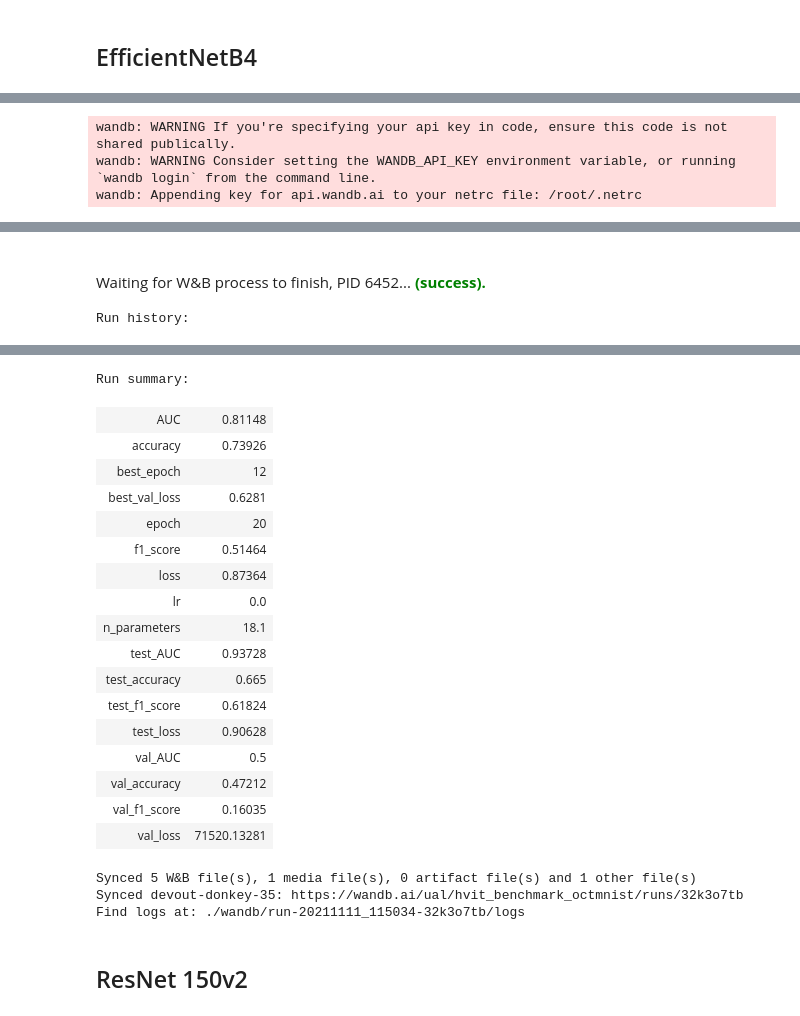
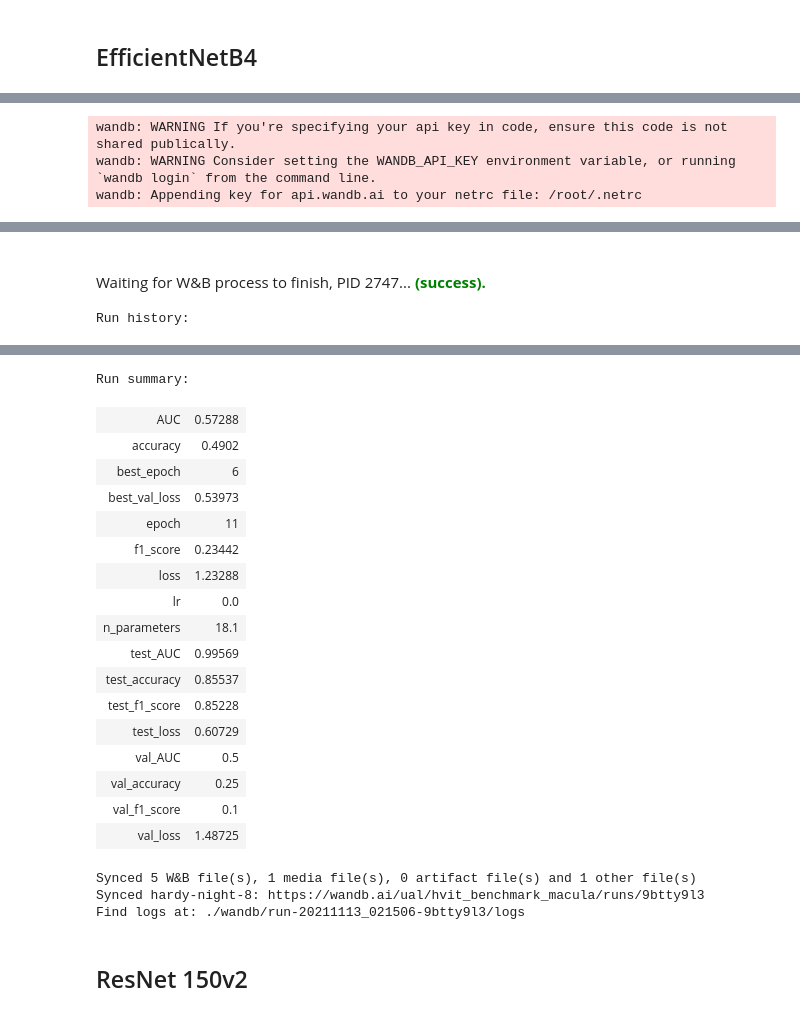
Before and after one commit to hedrergudene/SCViT, a Jupyter notebook: MedMNIST.ipynb, the cells around one changed output, grey strips where cells are left out. Cells and saved outputs as stored; diff of their text form; code cells hidden in the pictures.

```diff
--- a/MedMNIST.ipynb
+++ b/MedMNIST.ipynb
@@ -216,18 +252,19 @@ def run_WB_experiment(WB_KEY:str,
 # %%
 # Config
 # 'pneumoniamnist','breastmnist'
-datasets = ['octmnist','tissuemnist','pathmnist','dermamnist','bloodmnist', 'organamnist', 'organcmnist', 'organsmnist']
+#datasets = ['octmnist','tissuemnist','pathmnist','dermamnist','bloodmnist', 'organamnist', 'organcmnist', 'organsmnist']
 #datasets = ['bloodmnist', 'organamnist', 'organcmnist', 'organsmnist']
+datasets = ['macula']
 
 batch_size = 64
 epochs = 100
 es_patience = 7
-seed = 9999
+seed = 2211
 verbose=1
 learning_rate = 0.0001
 weight_decay = 0.0001
 label_smoothing = .1
-img_size = 32
+img_size = 128
 
 ImageDataGenerator_config = {
     'train':{
@@ -327,9 +387,15 @@ WB_GROUP = 'ViT'
 
 for data_flag in datasets:
 
-    info = INFO[data_flag]
-    n_classes = len(info['label'])
-    n_classes = 1 if n_classes == 2 else n_classes
+    if data_flag in INFO:
+        info = INFO[data_flag]
+        n_classes = len(info['label'])
+        n_classes = 1 if n_classes == 2 else n_classes
+    else:
+        if data_flag == 'cifar100':
+            n_classes = 100
+        else:
+            n_classes = 4
 
     vit_params = {'img_size':img_size,
                   'patch_size':4,
@@ -594,24 +575,15 @@ drop_linear = .2
 
 for data_flag in datasets:
 
-    info = INFO[data_flag]
-    n_classes = len(info['label'])
-    n_classes = 1 if n_classes == 2 else n_classes
-
-    vit_params = {'img_size':img_size,
-                  'patch_size':4,
-                  'num_channels': info['n_channels'],
-                  'num_heads': 8,
-                  'transformer_layers':16,
-                  'hidden_unit_factor':4,
-                  'mlp_head_units': [256, 64],
-                  'num_classes':n_classes,
-                  'drop_attn':0.2,
-                  'drop_proj':0.2,
-                  'drop_linear':0.4,
-                  'projection_dim' : 3*64
-                  }
-
+    if data_flag in INFO:
+        info = INFO[data_flag]
+        n_classes = len(info['label'])
+        n_classes = 1 if n_classes == 2 else n_classes
+    else:
+        if data_flag == 'cifar100':
+            n_classes = 100
+        else:
+            n_classes = 4
 
     # Start running
     with tf.device('/device:GPU:0'):
@@ -675,2 +643,2 @@ Test metrics: {'loss': 0.9062814712524414, 'accuracy': 0.6650000214576721, 'AUC'
-Waiting for W&B process to finish, PID 6452... (success).
+Waiting for W&B process to finish, PID 2747... (success).
 Run history:
@@ -692,24 +660,24 @@ Run history:
 Run summary:
-| AUC | 0.81148 |
-| accuracy | 0.73926 |
-| best_epoch | 12 |
-| best_val_loss | 0.6281 |
-| epoch | 20 |
-| f1_score | 0.51464 |
-| loss | 0.87364 |
+| AUC | 0.57288 |
+| accuracy | 0.4902 |
+| best_epoch | 6 |
+| best_val_loss | 0.53973 |
+| epoch | 11 |
+| f1_score | 0.23442 |
+| loss | 1.23288 |
 | lr | 0.0 |
 | n_parameters | 18.1 |
-| test_AUC | 0.93728 |
-| test_accuracy | 0.665 |
-| test_f1_score | 0.61824 |
-| test_loss | 0.90628 |
+| test_AUC | 0.99569 |
+| test_accuracy | 0.85537 |
+| test_f1_score | 0.85228 |
+| test_loss | 0.60729 |
 | val_AUC | 0.5 |
-| val_accuracy | 0.47212 |
-| val_f1_score | 0.16035 |
-| val_loss | 71520.13281 |
+| val_accuracy | 0.25 |
+| val_f1_score | 0.1 |
+| val_loss | 1.48725 |
 Synced 5 W&B file(s), 1 media file(s), 0 artifact file(s) and 1 other file(s)
-Synced devout-donkey-35: https://wandb.ai/ual/hvit_benchmark_octmnist/runs/32k3o7tb
-Find logs at: ./wandb/run-20211111_115034-32k3o7tb/logs
+Synced hardy-night-8: https://wandb.ai/ual/hvit_benchmark_macula/runs/9btty9l3
+Find logs at: ./wandb/run-20211113_021506-9btty9l3/logs
 # %% [markdown]
 ## ResNet 150v2
 # %%
```
Also changed, not shown: parts of 9 cells of this notebook.
